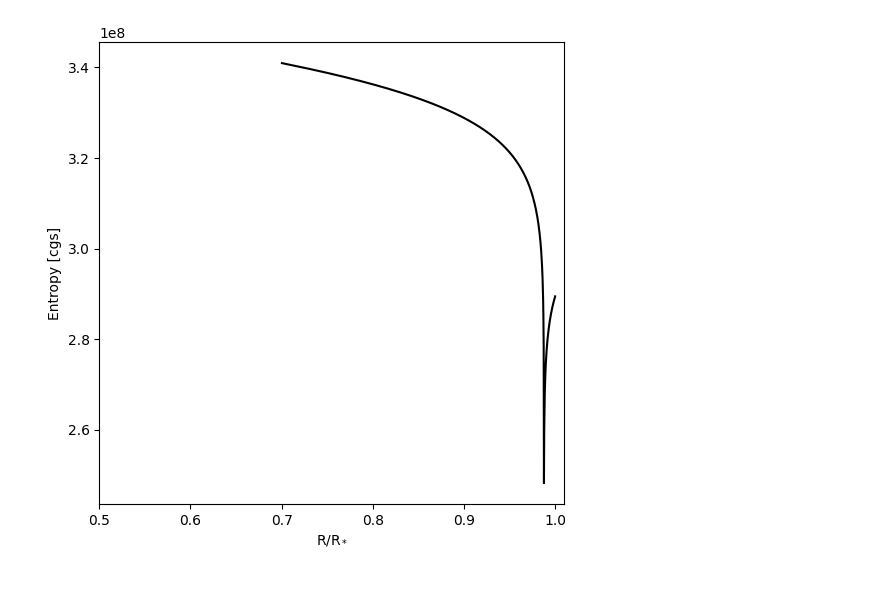
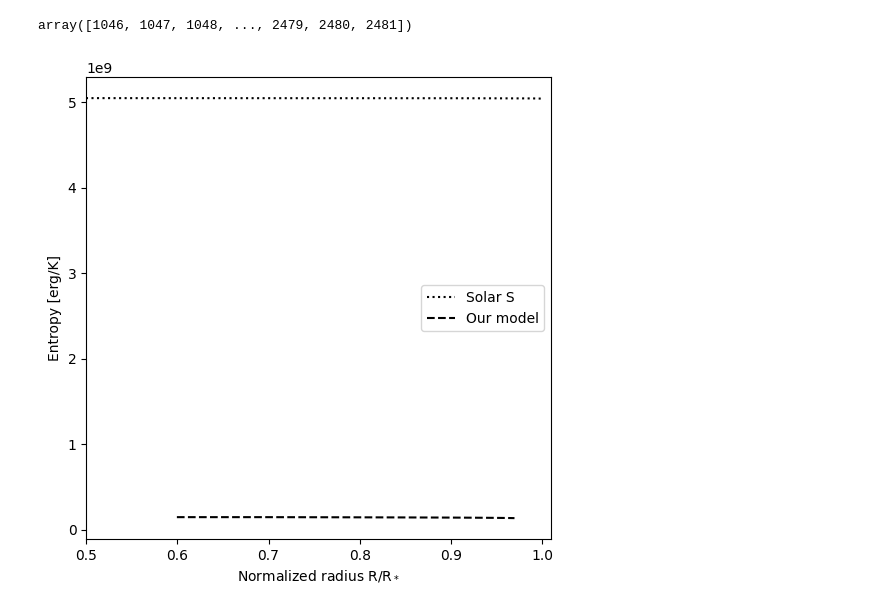
Before and after one commit to tabjone/2DHDCZ, a Jupyter notebook: visualisation/Visualise_background.ipynb, the cells around one changed output. Drawn from its saved outputs; the diff is of its cells as text; code cells hidden in the pictures.

Commit message:
UPDATE: C-plots for solar s vs model

```diff
--- a/visualisation/Visualise_background.ipynb
+++ b/visualisation/Visualise_background.ipynb
@@ -95,12 +73,0 @@ $$
-# %%
-def k(r):
-    # for now setting k as constant in radiative and convective zone
-    if (r>=0.7*R_sun):
-        return 0.01
-    if r<0.7*R_sun:
-        return 0
-
-def get_nabla(r):
-    nabla_ad = 0.4
-    nabla_star = nabla_ad + k(r)
-    return nabla_star, nabla_ad
@@ -196,38 +99,56 @@ plt.show()
+# %%
+np.where(r_over_R>0.7)[0]
+# %% [output]
+array([1046, 1047, 1048, ..., 2479, 2480, 2481])
 # %%
+def k(r):
+    # for now setting k as constant in radiative and convective zone
+    if (r>=0.7*R_sun):
+        return 0.001
+    if r<0.7*R_sun:
+        return 0
+
+def get_nabla(r):
+    nabla_ad = 0.4
+    nabla_star = nabla_ad + k(r)
+    return nabla_star, nabla_ad
+
 gamma = 5/3
 
 #Lantz after eq (10)
-r_star = P[0]/(rho[0]*T[0])
+r_star = P[0]/(rho0[0]*T0[0])
 #Lantz after eq (72)
-c_p = r_star/(1-1/gamma)
+c_p = r_star/(1-1/Gamma_1[0])
 
-s = np.zeros(N)
-s[0] = c_p
+s = np.zeros(len(T0))
+s[0] = c_p*1e4
 
 #entropy calculation
-for i in range(0, N-1):
-    dr = r[i+1]-r[i]
+for i in range(0, len(T0)-1):
+    dr = (r_over_R[i+1]-r_over_R[i])*R_sun
 
-    H = - dr*P[i+1]/(P[i+1]-P[i])
-
+    H = - dr*p0[i+1]/(p0[i+1]-p0[i])
     #Lantz after eq (10)
-    r_star = P[i+1]/(rho[i+1]*T[i+1])
+    r_star = p0[i+1]/(rho0[i+1]*T0[i+1])
     #Lantz after eq (72)
-    c_p = r_star/(1-1/gamma)
-
-    nabla_star, nabla_ad = get_nabla(r[i+1])
+    c_p = r_star/(1-1/Gamma_1[i+1])
+    nabla_star, nabla_ad = get_nabla(r_over_R[i+1]*R_sun)
     superad_param = nabla_star - nabla_ad
 
     ds_dr = - c_p/H * superad_param
 
     s[i+1] = s[i] + ds_dr * dr
 
 fig, ax = plt.subplots(figsize=(6,6))
+
+ax.plot(r_over_R, s, color="black", linestyle=":", label="Solar S")
+ax.plot(r_/R_sun, s0_, color="black", linestyle="--", label="Our model")
+
 ax.set_xlim(0.5,1.01)
-ax.set_xlabel("R/R$_*$")
-ax.set_ylabel("Entropy [cgs]")
+ax.set_xlabel("Normalized radius R/R$_*$")
+ax.set_ylabel("Entropy [erg/K]")
+ax.legend()
 
-ax.plot(r/R_sun, s, color="black")
 plt.show()
 # %% [output]
-[figure, old version]
+[figure, new version]
```
Also changed, not shown: parts of 13 cells of this notebook.
